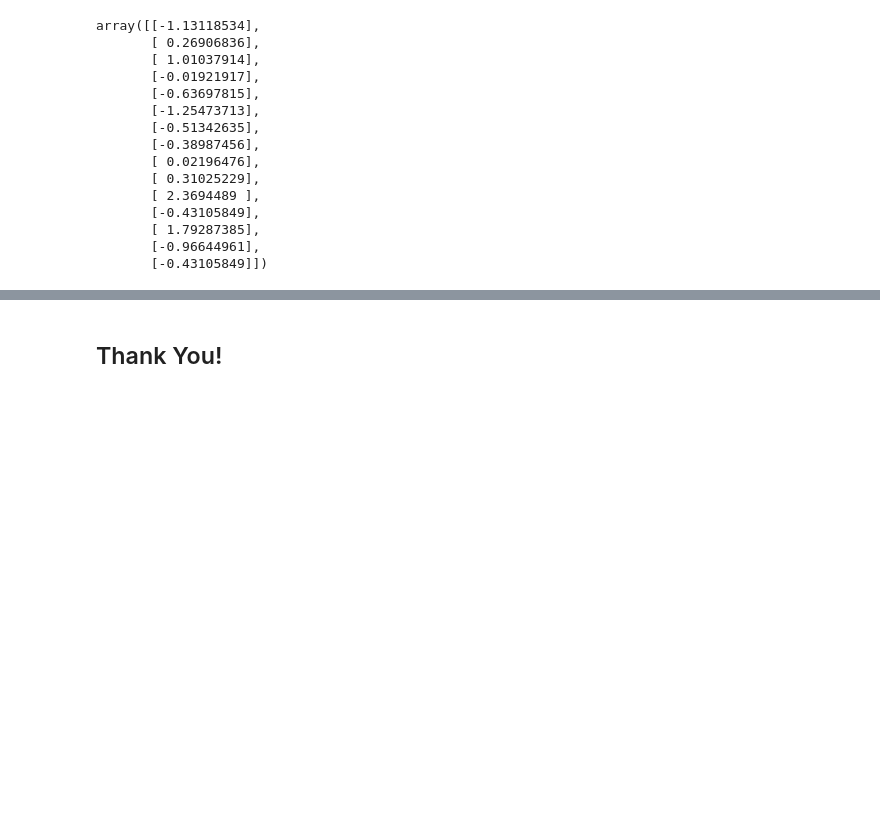
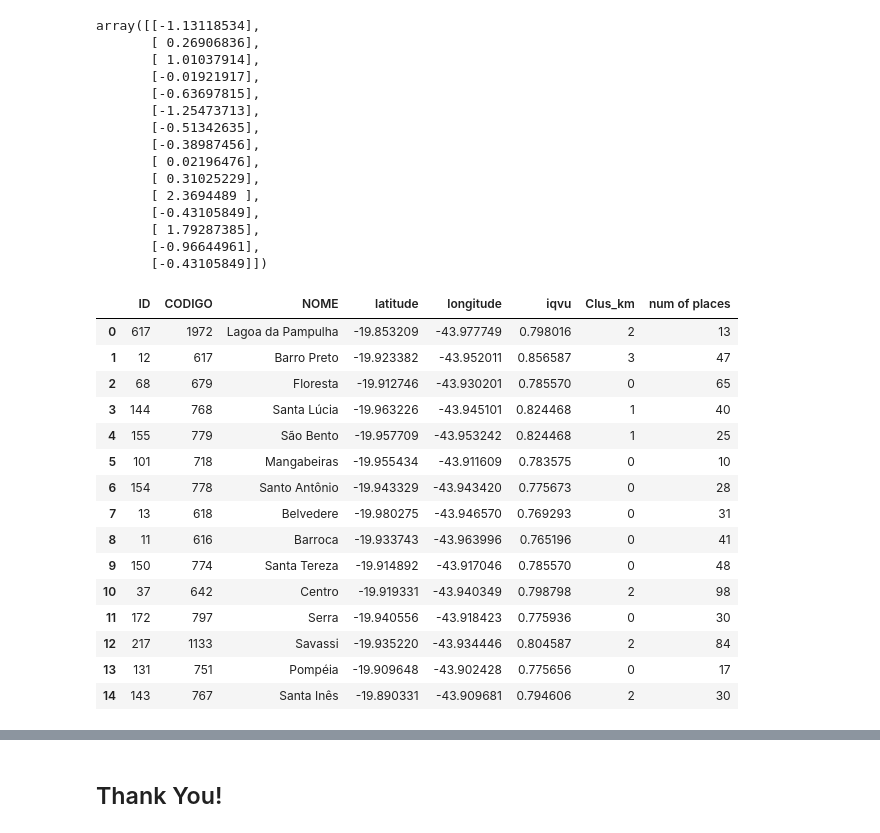
Before and after one commit to davidrochabio/KMEANS_best_neighborhoods_stay_bh, a Jupyter notebook: Best Neighborhoods to Stay in Belo Horizonte, BRA.ipynb, the cells around one changed output, grey strips where cells are left out. Drawn from its saved outputs; the diff is of its cells as text; code cells hidden in the pictures; blank space fills up the shorter version.

```diff
--- a/Best Neighborhoods to Stay in Belo Horizonte, BRA.ipynb
+++ b/Best Neighborhoods to Stay in Belo Horizonte, BRA.ipynb
@@ -768,6 +769,27 @@ array([[-1.13118534],
        [-0.43105849]])
 # %%
 neighs_cs_ind = neighs_cs.copy()
+# %%
+neighs_cs_ind['num of places'] = v1d
+
+neighs_cs_ind
+# %% [output]
+|  | ID | CODIGO | NOME | latitude | longitude | iqvu | Clus_km | num of places |
+| 0 | 617 | 1972 | Lagoa da Pampulha | -19.853209 | -43.977749 | 0.798016 | 2 | 13 |
+| 1 | 12 | 617 | Barro Preto | -19.923382 | -43.952011 | 0.856587 | 3 | 47 |
+| 2 | 68 | 679 | Floresta | -19.912746 | -43.930201 | 0.785570 | 0 | 65 |
+| 3 | 144 | 768 | Santa Lúcia | -19.963226 | -43.945101 | 0.824468 | 1 | 40 |
+| 4 | 155 | 779 | São Bento | -19.957709 | -43.953242 | 0.824468 | 1 | 25 |
+| 5 | 101 | 718 | Mangabeiras | -19.955434 | -43.911609 | 0.783575 | 0 | 10 |
+| 6 | 154 | 778 | Santo Antônio | -19.943329 | -43.943420 | 0.775673 | 0 | 28 |
+| 7 | 13 | 618 | Belvedere | -19.980275 | -43.946570 | 0.769293 | 0 | 31 |
+| 8 | 11 | 616 | Barroca | -19.933743 | -43.963996 | 0.765196 | 0 | 41 |
+| 9 | 150 | 774 | Santa Tereza | -19.914892 | -43.917046 | 0.785570 | 0 | 48 |
+| 10 | 37 | 642 | Centro | -19.919331 | -43.940349 | 0.798798 | 2 | 98 |
+| 11 | 172 | 797 | Serra | -19.940556 | -43.918423 | 0.775936 | 0 | 30 |
+| 12 | 217 | 1133 | Savassi | -19.935220 | -43.934446 | 0.804587 | 2 | 84 |
+| 13 | 131 | 751 | Pompéia | -19.909648 | -43.902428 | 0.775656 | 0 | 17 |
+| 14 | 143 | 767 | Santa Inês | -19.890331 | -43.909681 | 0.794606 | 2 | 30 |
 # %%
 # create the index by the mean between IQVU and number of venues per neighborhood
 neighs_cs_ind['mean'] = (num_array + Clus_dataSet / 2)
```
Also changed, not shown: parts of 3 cells of this notebook.
